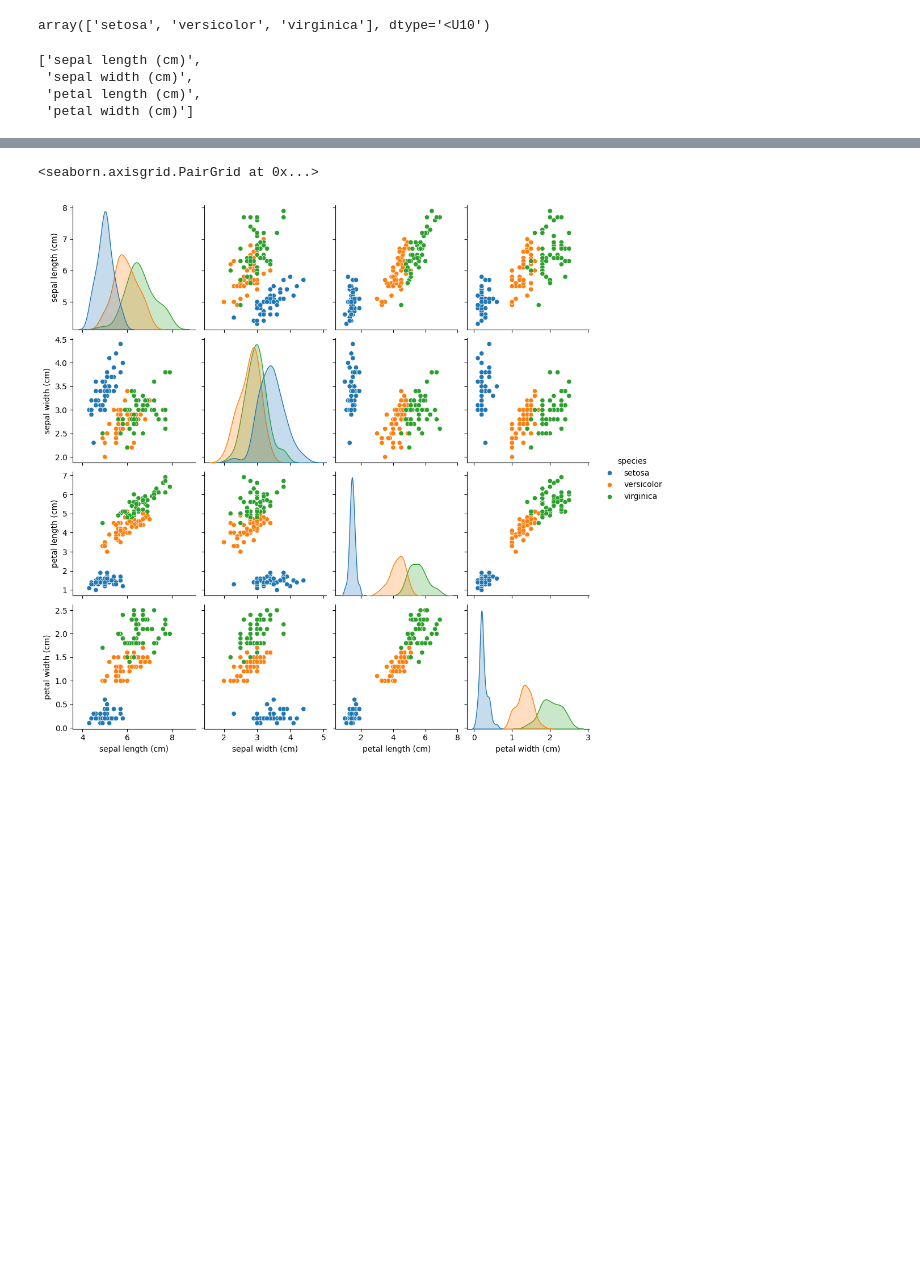
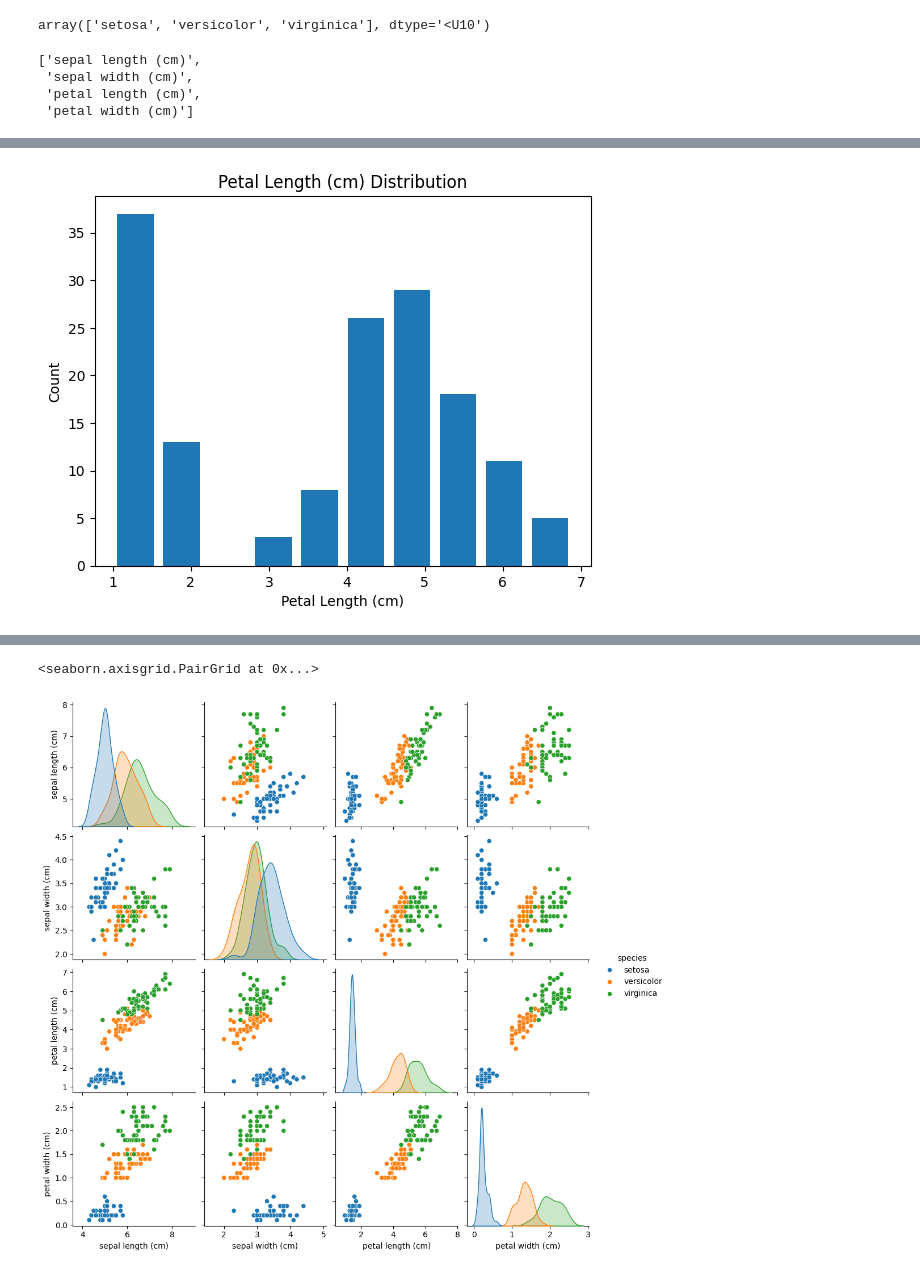
Before and after one commit to Fergus-dev/principles_of_data_analytics, a Jupyter notebook: tasks.ipynb, the cells around one changed output, grey strips where cells are left out. Saved outputs shown, nothing was run; the diff lists cells and outputs as text; code cells hidden in the pictures; blank space fills up the shorter version.

```diff
--- a/tasks.ipynb
+++ b/tasks.ipynb
@@ -563,0 +319,8 @@ The distribution of each variable refers to.....
+# %%
+plt.hist(iris_array[:, 3], bins=10, rwidth=0.8)
+plt.xlabel('Petal Length (cm)')
+plt.ylabel('Count')
+plt.title('Petal Length (cm) Distribution')
+plt.show()
+# %% [output]
+[figure, added]
```
Also changed, not shown: parts of 70 cells of this notebook.
